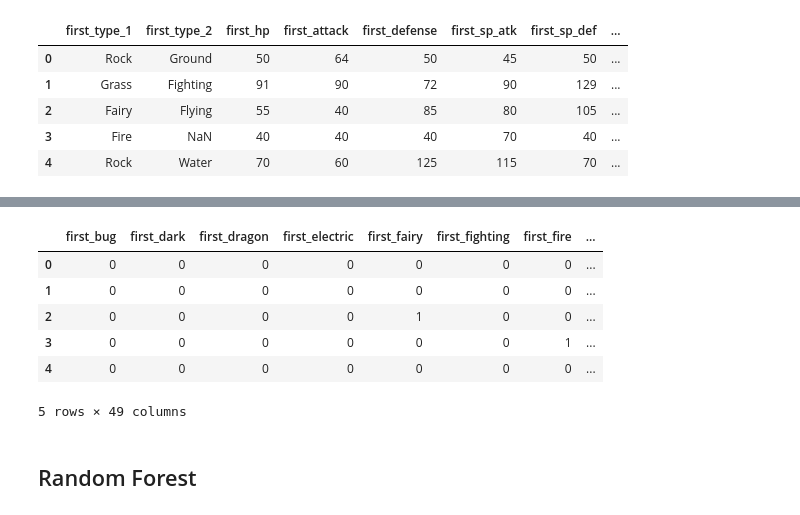
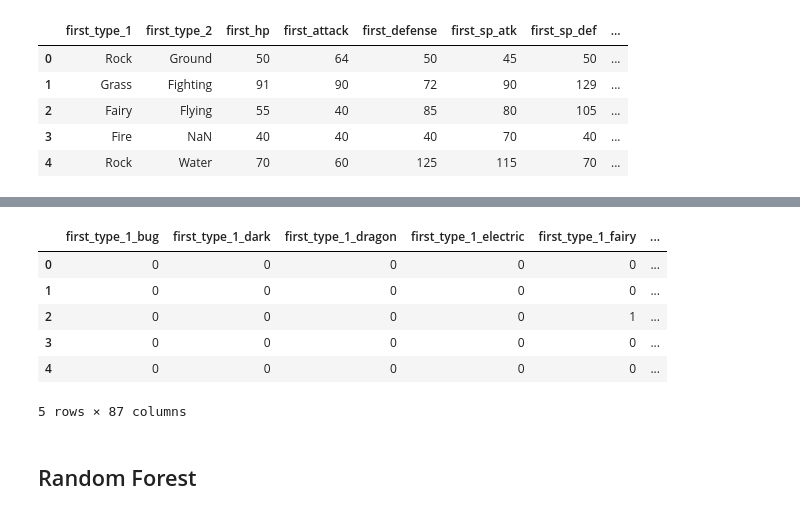
Before and after one commit to mdg1317/BootCamp_Project4, a Jupyter notebook: test.ipynb, the cells around one changed output, grey strips where cells are left out. Drawn from its saved outputs; the diff is of its cells as text; code cells hidden in the pictures.

```diff
--- a/test.ipynb
+++ b/test.ipynb
@@ -57,30 +58,39 @@ df.head()
-# %%
-first_type_dummies = pd.get_dummies(df["first_type_1"], dtype=int)
-second_type_dummies = pd.get_dummies(df["second_type_1"], dtype=int)
-
-df_supplement = df[["second_hp", "second_attack", "second_defense", "second_sp_atk", "second_sp_def", "second_speed", "winner"]]
-df.drop(["first_type_1", "second_type_1", "second_hp", "second_attack", "second_defense", "second_sp_atk", "second_sp_def", "second_speed", "winner"], axis=1, inplace=True)
-
-df = pd.concat([first_type_dummies, df], axis=1)
-df.rename(columns={"Bug": "first_bug", "Dark": "first_dark", "Dragon": "first_dragon", "Electric": "first_electric", "Fairy": "first_fairy",
-                        "Fighting": "first_fighting", "Fire": "first_fire", "Flying": "first_flying", "Ghost": "first_ghost", "Grass": "first_grass",
-                        "Ground": "first_ground", "Ice": "first_ice", "Normal": "first_normal", "Poison": "first_poison", "Psychic": "first_psychic",
-                        "Rock": "first_rock", "Steel": "first_steel", "Water": "first_water"}, inplace=True)
-
-df = pd.concat([df, second_type_dummies, df_supplement], axis=1)
-df.rename(columns={"Bug": "second_bug", "Dark": "second_dark", "Dragon": "second_dragon", "Electric": "second_electric", "Fairy": "second_fairy",
-                        "Fighting": "second_fighting", "Fire": "second_fire", "Flying": "second_flying", "Ghost": "second_ghost", "Grass": "second_grass",
-                        "Ground": "second_ground", "Ice": "second_ice", "Normal": "second_normal", "Poison": "second_poison", "Psychic": "second_psychic",
-                        "Rock": "second_rock", "Steel": "second_steel", "Water": "second_water"}, inplace=True)
-df.head()
-# %% [output]
-|  | first_bug | first_dark | first_dragon | first_electric | first_fairy | first_fighting | first_fire | ... |
-| 0 | 0 | 0 | 0 | 0 | 0 | 0 | 0 | ... |
-| 1 | 0 | 0 | 0 | 0 | 0 | 0 | 0 | ... |
-| 2 | 0 | 0 | 0 | 0 | 1 | 0 | 0 | ... |
-| 3 | 0 | 0 | 0 | 0 | 0 | 0 | 1 | ... |
-| 4 | 0 | 0 | 0 | 0 | 0 | 0 | 0 | ... |
-5 rows × 49 columns
+# %%
+first_type_1_dummies = pd.get_dummies(df["first_type_1"], dtype=int)
+first_type_2_dummies = pd.get_dummies(df["first_type_2"], dtype=int)
+second_type_1_dummies = pd.get_dummies(df["second_type_1"], dtype=int)
+second_type_2_dummies = pd.get_dummies(df["second_type_2"], dtype=int)
+
+df_supplement = df[["second_hp", "second_attack", "second_defense", "second_sp_atk", "second_sp_def", "second_speed", "winner"]]
+df.drop(["first_type_1", "first_type_2", "second_type_1", "second_type_2", "second_hp", "second_attack", "second_defense", "second_sp_atk", "second_sp_def", "second_speed", "winner"], axis=1, inplace=True)
+
+first_type_1_dummies.rename(columns={"Bug": "first_type_1_bug", "Dark": "first_type_1_dark", "Dragon": "first_type_1_dragon", "Electric": "first_type_1_electric", "Fairy": "first_type_1_fairy",
+                        "Fighting": "first_type_1_fighting", "Fire": "first_type_1_fire", "Flying": "first_type_1_flying", "Ghost": "first_type_1_ghost", "Grass": "first_type_1_grass",
+                        "Ground": "first_type_1_ground", "Ice": "first_type_1_ice", "Normal": "first_type_1_normal", "Poison": "first_type_1_poison", "Psychic": "first_type_1_psychic",
+                        "Rock": "first_type_1_rock", "Steel": "first_type_1_steel", "Water": "first_type_1_water"}, inplace=True)
+first_type_2_dummies .rename(columns={"Bug": "first_type_2_bug", "Dark": "first_type_2_dark", "Dragon": "first_type_2_dragon", "Electric": "first_type_2_electric", "Fairy": "first_type_2_fairy",
+                        "Fighting": "first_type_2_fighting", "Fire": "first_type_2_fire", "Flying": "first_type_2_flying", "Ghost": "first_type_2_ghost", "Grass": "first_type_2_grass",
+                        "Ground": "first_type_2_ground", "Ice": "first_type_2_ice", "None": "first_type_2_none", "Normal": "first_type_2_normal", "Poison": "first_type_2_poison", "Psychic": "first_type_2_psychic",
+                        "Rock": "first_type_2_rock", "Steel": "first_type_2_steel", "Water": "first_type_2_water"}, inplace=True)
+second_type_1_dummies.rename(columns={"Bug": "second_type_1_bug", "Dark": "second_type_1_dark", "Dragon": "second_type_1_dragon", "Electric": "second_type_1_electric", "Fairy": "second_type_1_fairy",
+                        "Fighting": "second_type_1_fighting", "Fire": "second_type_1_fire", "Flying": "second_type_1_flying", "Ghost": "second_type_1_ghost", "Grass": "second_type_1_grass",
+                        "Ground": "second_type_1_ground", "Ice": "second_type_1_ice", "Normal": "second_type_1_normal", "Poison": "second_type_1_poison", "Psychic": "second_type_1_psychic",
+                        "Rock": "second_type_1_rock", "Steel": "second_type_1_steel", "Water": "second_type_1_water"}, inplace=True)
+second_type_2_dummies.rename(columns={"Bug": "second_type_2_bug", "Dark": "second_type_2_dark", "Dragon": "second_type_2_dragon", "Electric": "second_type_2_electric", "Fairy": "second_type_2_fairy",
+                        "Fighting": "second_type_2_fighting", "Fire": "second_type_2_fire", "Flying": "second_type_2_flying", "Ghost": "second_type_2_ghost", "Grass": "second_type_2_grass",
+                        "Ground": "second_type_2_ground", "Ice": "second_type_2_ice", "None": "second_type_2_none", "Normal": "second_type_2_normal", "Poison": "second_type_2_poison", "Psychic": "second_type_2_psychic",
+                        "Rock": "second_type_2_rock", "Steel": "second_type_2_steel", "Water": "second_type_2_water"}, inplace=True)
+
+df = pd.concat([first_type_1_dummies, first_type_2_dummies, df, second_type_1_dummies, second_type_2_dummies, df_supplement], axis=1)
+df.head()
+# %% [output]
+|  | first_type_1_bug | first_type_1_dark | first_type_1_dragon | first_type_1_electric | first_type_1_fairy | ... |
+| 0 | 0 | 0 | 0 | 0 | 0 | ... |
+| 1 | 0 | 0 | 0 | 0 | 0 | ... |
+| 2 | 0 | 0 | 0 | 0 | 1 | ... |
+| 3 | 0 | 0 | 0 | 0 | 0 | ... |
+| 4 | 0 | 0 | 0 | 0 | 0 | ... |
+5 rows × 87 columns
 # %%
 df.to_csv("Resources/pokemon_combats_etl.csv")
 # %%
```
Also changed, not shown: parts of 4 cells of this notebook, 2 other files.
